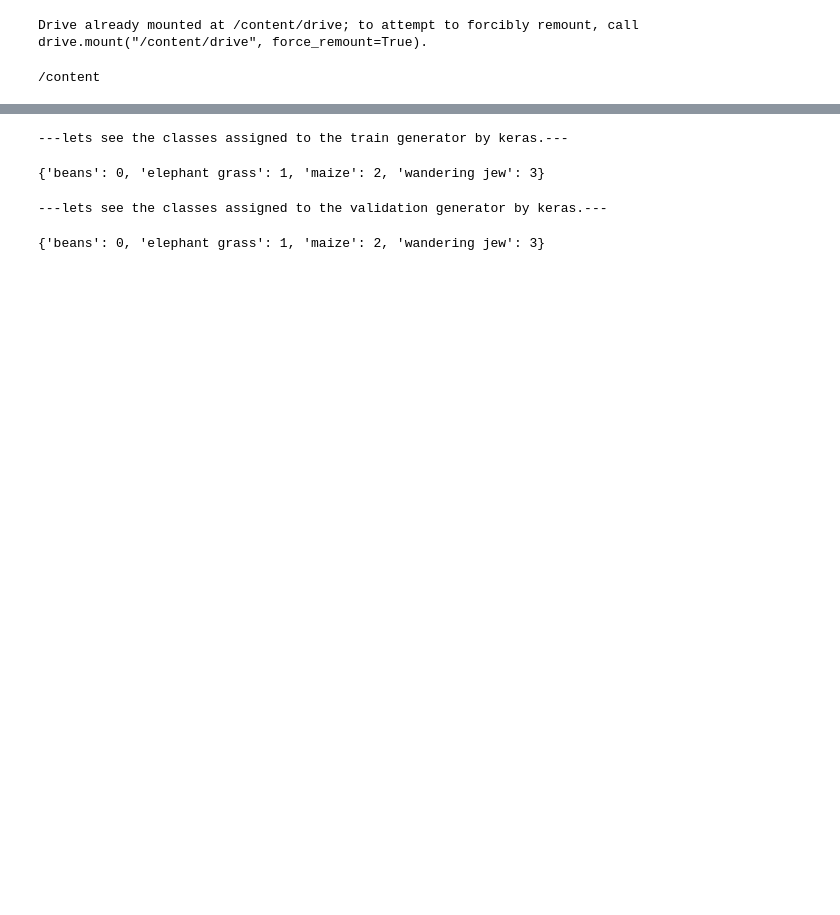
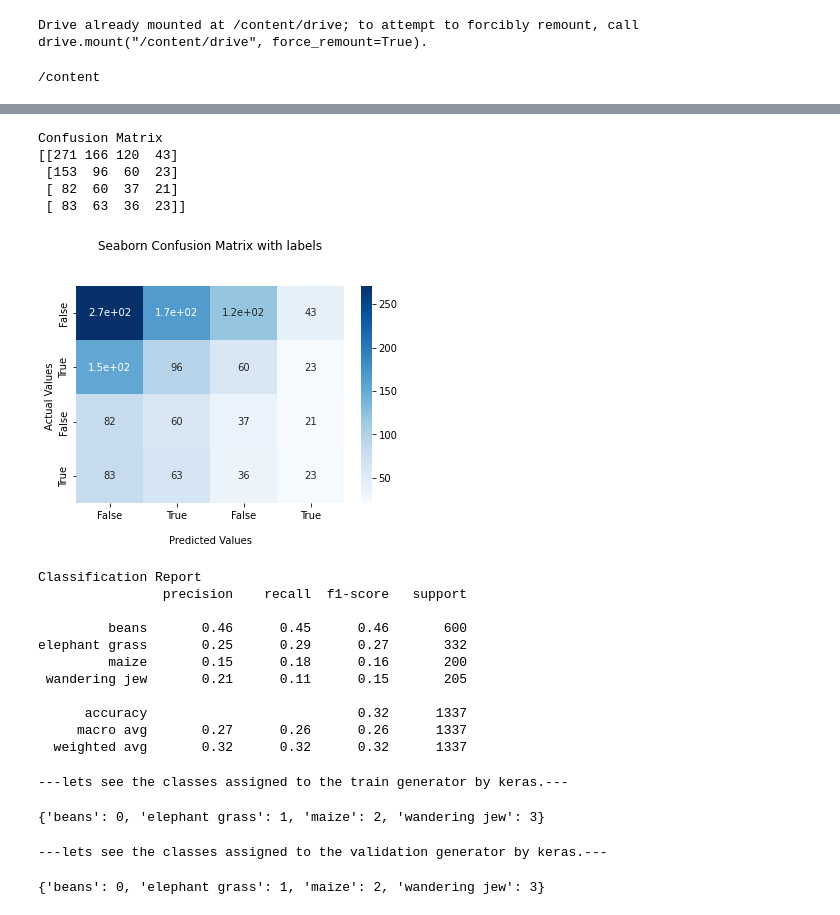
Before and after one commit to muwongelawrence-tech/colab_projects, a Jupyter notebook: crops_and__weeds_classifier.ipynb, the cells around one changed output, grey strips where cells are left out. Saved outputs shown, nothing was run; the diff lists cells and outputs as text; code cells hidden in the pictures; blank space fills up the shorter version.

```diff
--- a/crops_and__weeds_classifier.ipynb
+++ b/crops_and__weeds_classifier.ipynb
@@ -228,3 +242,64 @@ Found 817 images belonging to 4 classes.
+# %%
+# GETTING INFORMATION ABOUT THE CONFUSION MATRIX OF THE MODEL
+# importing required dependencies.
+import numpy as np
+from keras import backend as K
+# from keras.models import Sequential
+# from keras.layers.core import Dense, Dropout, Activation, Flatten
+# from keras.layers.convolutional import Convolution2D, MaxPooling2D
+# from keras.preprocessing.image import ImageDataGenerator
+from sklearn.metrics import classification_report, confusion_matrix
+import seaborn as sns
+
+batch_size = 100
+num_of_train_samples = 3000
+num_of_test_samples = 1337
+
+#Confution Matrix and Classification Report
+# validation_generator = validation_generator.reset()
+Y_pred = model.predict(validation_generator, num_of_test_samples // batch_size+1,  verbose = 'auto')
+y_pred = np.argmax(Y_pred, axis=1)
+print('Confusion Matrix')
+print(confusion_matrix(validation_generator.classes, y_pred))
+
+cf_matrix = confusion_matrix(validation_generator.classes, y_pred)
+
+ax = sns.heatmap(cf_matrix, annot=True, cmap='Blues')
+
+ax.set_title('Seaborn Confusion Matrix with labels\n\n');
+ax.set_xlabel('\nPredicted Values')
+ax.set_ylabel('Actual Values ');
+
+## Ticket labels - List must be in alphabetical order
+ax.xaxis.set_ticklabels(['False','True','False','True'])
+ax.yaxis.set_ticklabels(['False','True', 'False','True'])
+
+## Display the visualization of the Confusion Matrix.
+plt.show()
+
+
+# ----------ANALYSING THE CLASSIFICATION REPORT---------------------
+print('Classification Report')
+target_names = ['beans', 'elephant grass', 'maize','wandering jew']
+print(classification_report(validation_generator.classes, y_pred, target_names=target_names))
+# %% [output]
+Confusion Matrix
+[[271 166 120  43]
+ [153  96  60  23]
+ [ 82  60  37  21]
+ [ 83  63  36  23]]
+[figure, added]
+Classification Report
+                precision    recall  f1-score   support
+
+         beans       0.46      0.45      0.46       600
+elephant grass       0.25      0.29      0.27       332
+         maize       0.15      0.18      0.16       200
+ wandering jew       0.21      0.11      0.15       205
+
+      accuracy                           0.32      1337
+     macro avg       0.27      0.26      0.26      1337
+  weighted avg       0.32      0.32      0.32      1337
 # %%
 # plots images with labels within jupyter notebook
 def plots(ims, figsize=(12,6), rows=1, interp=False, titles=None):
```
Also changed, not shown: parts of 15 cells of this notebook.
